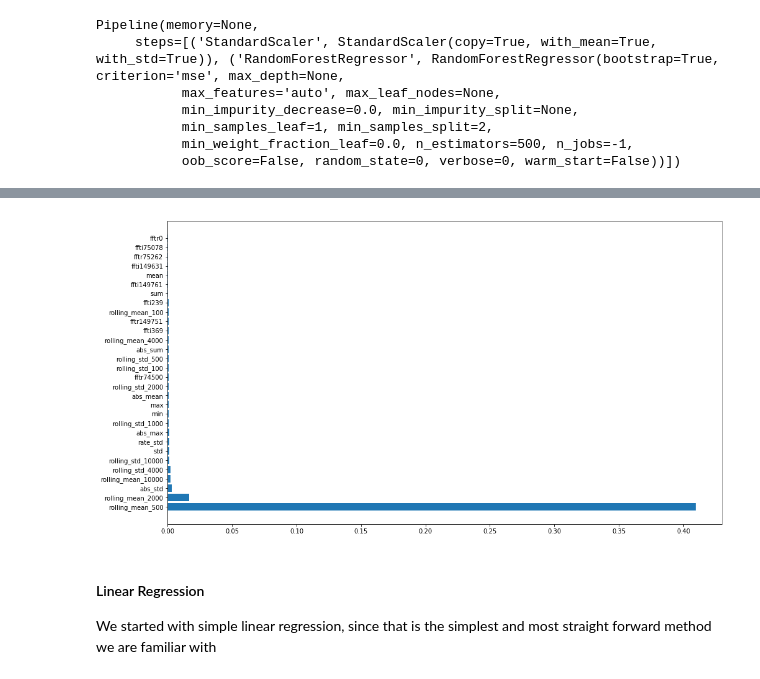
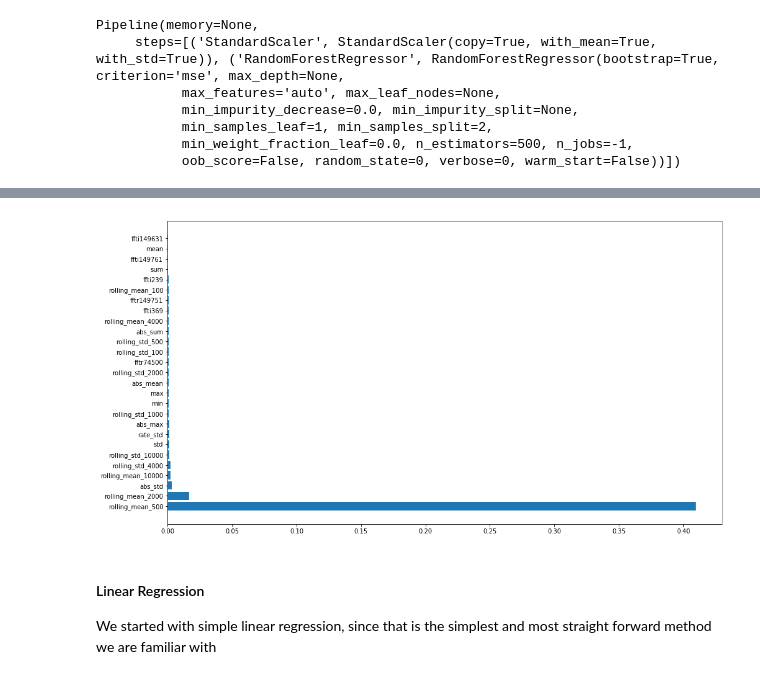
Before and after one commit to poornimajoshi/Earthquake-Predictions, a Jupyter notebook: quakes.ipynb, the cells around one changed output, grey strips where cells are left out. Saved outputs shown, nothing was run; the diff lists cells and outputs as text; code cells hidden in the pictures.

```diff
--- a/quakes.ipynb
+++ b/quakes.ipynb
@@ -372,10 +360,10 @@ features
 # %%
 # Visualizing the best performing feature from the 'features' dataframe
 plt.figure(figsize=(16, 9))
-plt.barh(y='Feature', width='Importance', data=features[:30])
+plt.barh(y='Feature', width='Importance', data=features[:27])
 plt.show()
 # %% [output]
-[figure, old version]
+[figure, new version]
 # %%
 # Subsetting the top 27 features
 n_features = 27
```
Also changed, not shown: parts of 16 cells of this notebook.
